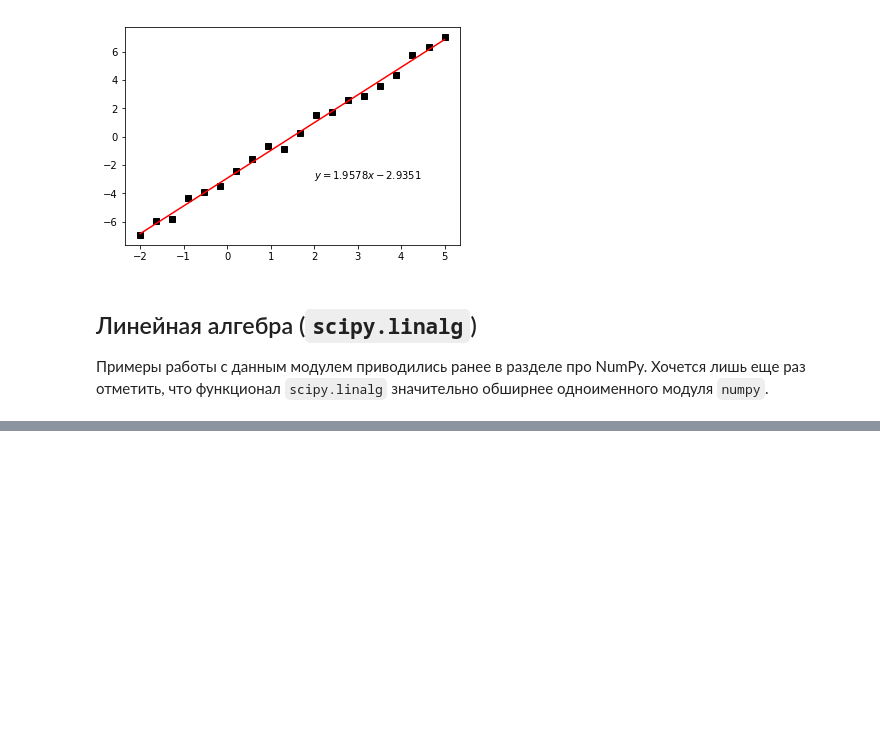
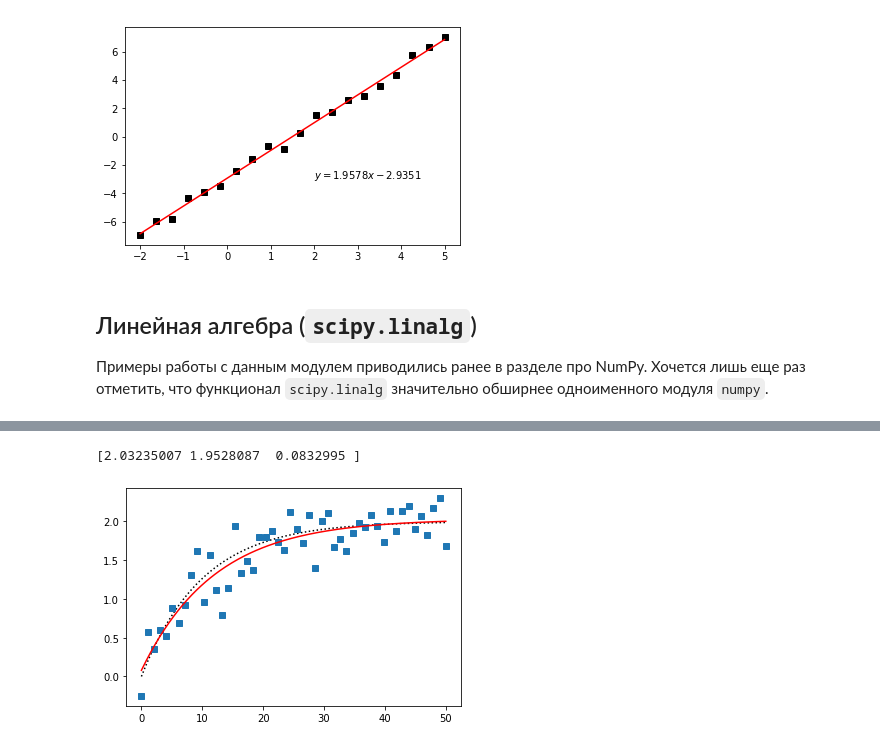
Before and after one commit to yamarus/PyForSci, a Jupyter notebook: source/lectures/theme8.ipynb, the cells around one changed output, grey strips where cells are left out. Drawn from its saved outputs; the diff is of its cells as text; code cells hidden in the pictures; blank space fills up the shorter version.

```diff
--- a/source/lectures/theme8.ipynb
+++ b/source/lectures/theme8.ipynb
@@ -63,0 +235,26 @@ LinregressResult(slope=1.9577740833558688, intercept=-2.9350803264444907, rvalue
+# %%
+from scipy import optimize
+# задаем функцию
+def f(t, a, b,k):
+    return a-b*np.exp(-k*t)
+# строим исходную функцию
+t=np.linspace(0,50,200)
+plt.plot(t,f(t, 2, 2, 0.1), 'k:', label='original data')
+
+# генерируем шумные данные
+t=np.linspace(0,50,50)
+ydata = f(t, 2, 2, 0.1) + 0.2*(np.random.randn(len(t)))
+plt.plot(t,ydata, 's')
+
+#фитируем
+popt, pcov = optimize.curve_fit(f, t, ydata)
+print(popt)
+
+# строим оптимизированную функцию
+t=np.linspace(0,50,200)
+plt.plot(t,f(t, *popt), 'r-', label='optimized data')
+
+plt.show()
+# %% [output]
+[2.03235007 1.9528087  0.0832995 ]
+[figure, added]
```
Also changed, not shown: parts of 17 cells of this notebook, 4 other files.
